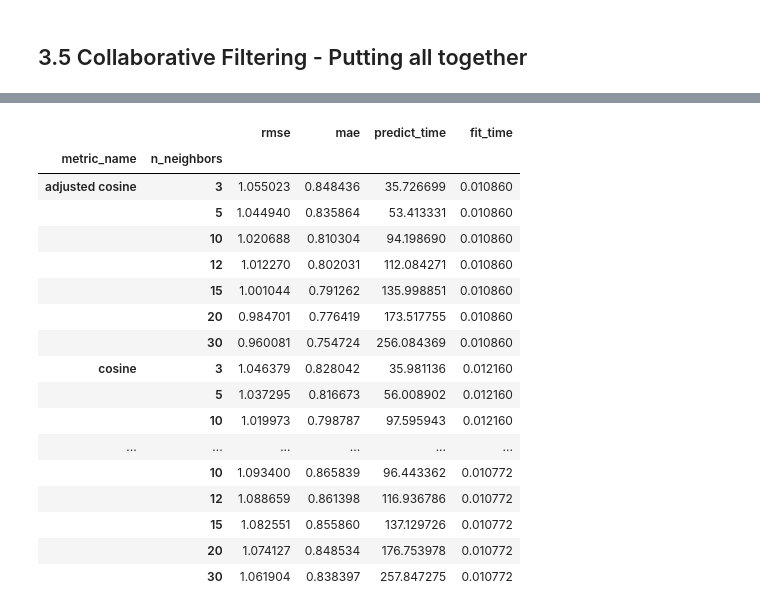
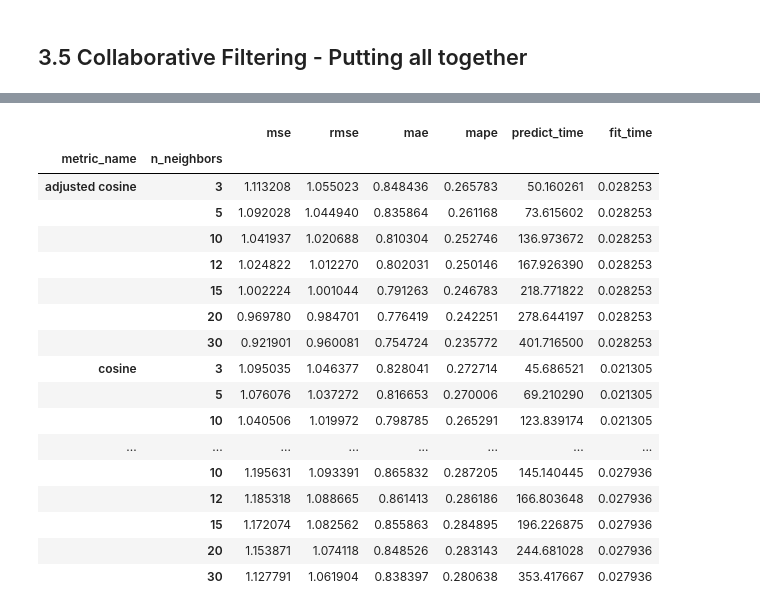
Before and after one commit to Book-Bender/The-Last-Book-Bender, a Jupyter notebook: Notebooks/CF-from-scratch.ipynb, the cells around one changed output, grey strips where cells are left out. Cells and saved outputs as stored; diff of their text form; code cells hidden in the pictures.

Commit message:
Added more evaluation metrics to the CF model.

```diff
--- a/Notebooks/CF-from-scratch.ipynb
+++ b/Notebooks/CF-from-scratch.ipynb
@@ -33,7 +33,7 @@ Specify where your `ratings.csv`, `books.csv` directories are.
 2. `books.csv` is the data that we use for gaining more info on what are recommended by our recommendation system.
 # %%
 %%time
-csv_dir = "/home/zebalgebra/School/DVA/The-Last-Book-Bender/Data/Raw/" # edit this line
+csv_dir = "C:/Users/tydav/OneDrive/Documents/CSE6242/CSE6242_Project_Files/The-Last-Book-Bender/Data/Raw" # edit this line
 ratings_all_df = pd.read_csv(
     os.path.join(csv_dir, "ratings.csv"),
     dtype={
@@ -65,8 +65,8 @@ Using a sparse array for representing this dataframe can be nice. The dataframe
 %%time
 ratings_all_csc = sp.sparse.csc_matrix(
     (
-        ratings_all_df["rating"], # data
-        (ratings_all_df["book_id"], ratings_all_df["user_id"]) # (row, col)
+        ratings_all_df["rating"].astype("int32"), # data
+        (ratings_all_df["book_id"].astype("int32"), ratings_all_df["user_id"]) # (row, col)
     )
 ) # or csr. since we will slice on columns (users), csc is sensible
 # %% [output]
@@ -375,13 +375,20 @@ More succinctly, RMSE, MAE corresponds to the 2 and 1 - norm of the difference b
 # %%
 def eval_error(ratings_diffs: np.ndarray, sense:str="RMSE"):
     """
-    function for evaluating RMSE, MAE of a ratings_diffs array
-    sense can be "RMSE" or "MAE", no other options for now
+    function for evaluating MSE, RMSE, MAE, MAPE of a ratings_diffs array
     """
-    if sense not in {"RMSE", "MAE"}:
+    if sense not in {"MSE", "RMSE", "MAE", "MAPE"}:
         raise NotImplementedError
-    p = {"RMSE": 2, "MAE": 1}[sense]
-    return np.linalg.norm(ratings_diffs, p) / ratings_diffs.shape[0] ** (1 / p)
+    elif sense in {"RMSE", "MAE"}:
+        p = {"RMSE": 2, "MAE": 1}[sense]
+        return np.linalg.norm(ratings_diffs, p) / ratings_diffs.shape[0] ** (1 / p)
+    elif sense == "MSE":
+        return ((ratings_diffs)**2).sum()/ratings_diffs.shape[0]
+    else:
+        return (np.abs(ratings_diffs)/np.abs(ratings_test_csc.data)).sum()/ratings_diffs.shape[0]
+
+print(f'MSE (Mean Square Error): {eval_error(ratings_diffs, "MSE")}')
 print(f'RMSE (root mean square error): {eval_error(ratings_diffs, "RMSE")}')
 print(f'MAE (mean absolute error): {eval_error(ratings_diffs, "MAE")}')
+print(f'Mean Absolute Percentage Error: {eval_error(ratings_diffs, "MAPE")}')
 # %% [output]
@@ -415,7 +424,7 @@ The evaluation pipeline:
 %%time
 results = []
 # (A)
-csv_dir = "/home/zebalgebra/School/DVA/The-Last-Book-Bender/Data/Raw/"
+csv_dir = "C:/Users/tydav/OneDrive/Documents/CSE6242/CSE6242_Project_Files/The-Last-Book-Bender/Data/Raw"
 ratings_all_df = pd.read_csv(
     os.path.join(csv_dir, "ratings.csv"),
     dtype={
@@ -426,8 +435,8 @@ ratings_all_df = pd.read_csv(
 )
 ratings_all_csc = sp.sparse.csc_matrix(
     (
-        ratings_all_df["rating"], # data
-        (ratings_all_df["book_id"], ratings_all_df["user_id"]) # (row, col)
+        ratings_all_df["rating"].astype("int32"), # data
+        (ratings_all_df["book_id"].astype("int32"), ratings_all_df["user_id"]) # (row, col)
     )
 )
 # (B)
@@ -485,8 +494,10 @@ for (fold, (user_ids_train, user_ids_test)) in enumerate(kf.split(user_ids)):
             # (B2-4-2)
             ratings_diffs = ratings_test_csc_predicted.data - ratings_test_csc.data
             # (B2-4-3)
+            mse = eval_error(ratings_diffs, "MSE")
             rmse = eval_error(ratings_diffs, "RMSE")
             mae = eval_error(ratings_diffs, "MAE")
+            mape = eval_error(ratings_diffs, "MAPE")
             # (B2-4-4)
             results.append(
                 {
@@ -495,8 +506,10 @@ for (fold, (user_ids_train, user_ids_test)) in enumerate(kf.split(user_ids)):
                     "n_neighbors": n_neighbors,
                     "predict_time": predict_time,
                     "fit_time": fit_time,
+                    "mse": mse,
                     "rmse": rmse,
-                    "mae": mae
+                    "mae": mae,
+                    "mape": mape
                 }
             )
         print(f" - end of metric='{metric_name}'; took {time.time() - metric_time_start} seconds.")
@@ -528,31 +541,33 @@ with open('results_dict.pkl', 'rb') as f:
 # %%
 results_df = pd.DataFrame(test_pkl_dict)
 results_df\
     .groupby(["metric_name", "n_neighbors"])\
     .agg(
         {
+            "mse": "mean",
             "rmse": "mean",
             "mae": "mean",
+            "mape": "mean",
             "predict_time": "sum",
             "fit_time": "mean",
         }
     )
 # %% [output]
-|  |  | rmse | mae | predict_time | fit_time |
-| metric_name | n_neighbors |  |  |  |  |
-| adjusted cosine | 3 | 1.055023 | 0.848436 | 35.726699 | 0.010860 |
-|  | 5 | 1.044940 | 0.835864 | 53.413331 | 0.010860 |
-|  | 10 | 1.020688 | 0.810304 | 94.198690 | 0.010860 |
-|  | 12 | 1.012270 | 0.802031 | 112.084271 | 0.010860 |
-|  | 15 | 1.001044 | 0.791262 | 135.998851 | 0.010860 |
-|  | 20 | 0.984701 | 0.776419 | 173.517755 | 0.010860 |
-|  | 30 | 0.960081 | 0.754724 | 256.084369 | 0.010860 |
-| cosine | 3 | 1.046379 | 0.828042 | 35.981136 | 0.012160 |
-|  | 5 | 1.037295 | 0.816673 | 56.008902 | 0.012160 |
-|  | 10 | 1.019973 | 0.798787 | 97.595943 | 0.012160 |
-| ... | ... | ... | ... | ... | ... |
-|  | 10 | 1.093400 | 0.865839 | 96.443362 | 0.010772 |
-|  | 12 | 1.088659 | 0.861398 | 116.936786 | 0.010772 |
-|  | 15 | 1.082551 | 0.855860 | 137.129726 | 0.010772 |
-|  | 20 | 1.074127 | 0.848534 | 176.753978 | 0.010772 |
-|  | 30 | 1.061904 | 0.838397 | 257.847275 | 0.010772 |
+|  |  | mse | rmse | mae | mape | predict_time | fit_time |
+| metric_name | n_neighbors |  |  |  |  |  |  |
+| adjusted cosine | 3 | 1.113208 | 1.055023 | 0.848436 | 0.265783 | 50.160261 | 0.028253 |
+|  | 5 | 1.092028 | 1.044940 | 0.835864 | 0.261168 | 73.615602 | 0.028253 |
+|  | 10 | 1.041937 | 1.020688 | 0.810304 | 0.252746 | 136.973672 | 0.028253 |
+|  | 12 | 1.024822 | 1.012270 | 0.802031 | 0.250146 | 167.926390 | 0.028253 |
+|  | 15 | 1.002224 | 1.001044 | 0.791263 | 0.246783 | 218.771822 | 0.028253 |
+|  | 20 | 0.969780 | 0.984701 | 0.776419 | 0.242251 | 278.644197 | 0.028253 |
+|  | 30 | 0.921901 | 0.960081 | 0.754724 | 0.235772 | 401.716500 | 0.028253 |
+| cosine | 3 | 1.095035 | 1.046377 | 0.828041 | 0.272714 | 45.686521 | 0.021305 |
+|  | 5 | 1.076076 | 1.037272 | 0.816653 | 0.270006 | 69.210290 | 0.021305 |
+|  | 10 | 1.040506 | 1.019972 | 0.798785 | 0.265291 | 123.839174 | 0.021305 |
+| ... | ... | ... | ... | ... | ... | ... | ... |
+|  | 10 | 1.195631 | 1.093391 | 0.865832 | 0.287205 | 145.140445 | 0.027936 |
+|  | 12 | 1.185318 | 1.088665 | 0.861413 | 0.286186 | 166.803648 | 0.027936 |
+|  | 15 | 1.172074 | 1.082562 | 0.855863 | 0.284895 | 196.226875 | 0.027936 |
+|  | 20 | 1.153871 | 1.074118 | 0.848526 | 0.283143 | 244.681028 | 0.027936 |
+|  | 30 | 1.127791 | 1.061904 | 0.838397 | 0.280638 | 353.417667 | 0.027936 |
```
Also changed, not shown: parts of 15 cells of this notebook, 1 other file.
